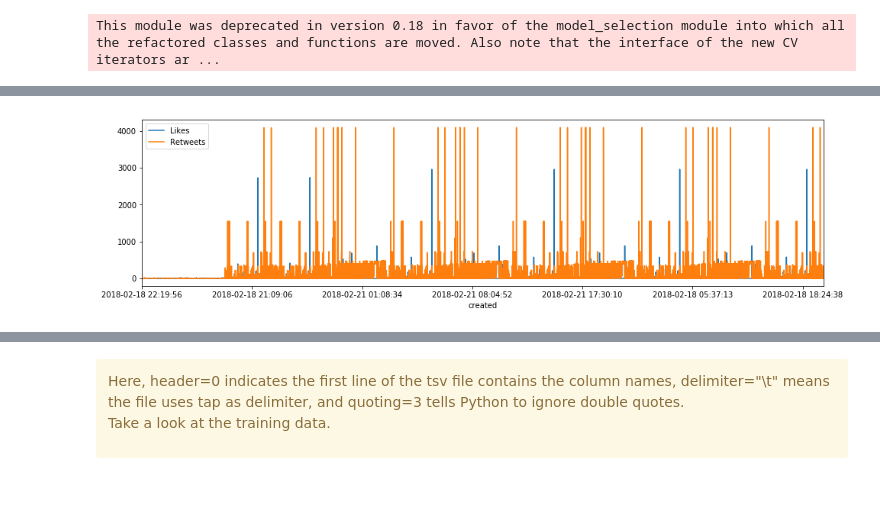
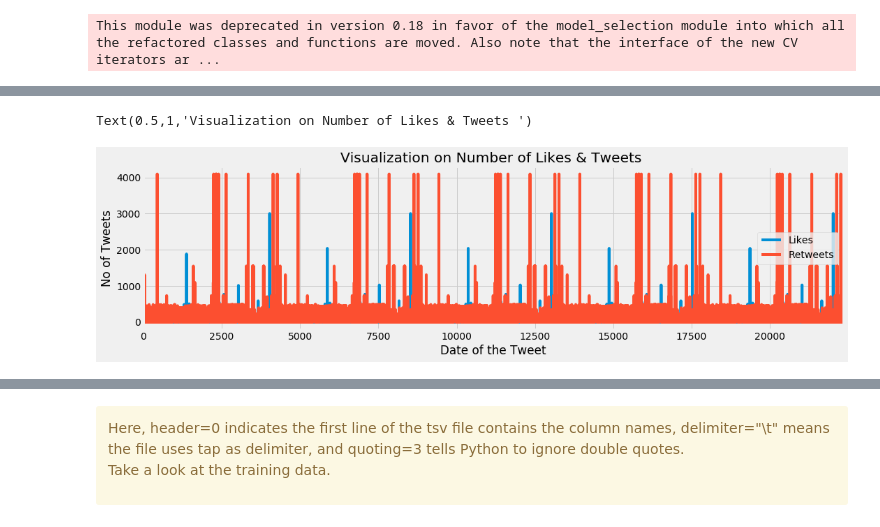
Before and after one commit to KirazG/datascience, a Jupyter notebook: capstone-project2/ipl/ipl_capstone2_twitter_sentiment_analysis_part2.ipynb, the cells around one changed output, grey strips where cells are left out. Drawn from its saved outputs; the diff is of its cells as text; code cells hidden in the pictures; blank space fills up the shorter version.

```diff
--- a/capstone-project2/ipl/ipl_capstone2_twitter_sentiment_analysis_part2.ipynb
+++ b/capstone-project2/ipl/ipl_capstone2_twitter_sentiment_analysis_part2.ipynb
@@ -106,3 +166,9 @@ The length's average in tweets: 117.4580639948287
+# %%
+# We create time series for data:
+data_tweet['len']  = data_tweet['tweet'].apply(len)
+tlen = pd.Series(data=data_tweet['len'].values)
+tfav = pd.Series(data=data_tweet['fav_count'].values)
+tret = pd.Series(data=data_tweet['retweet'].values)
 # %%
 # We extract the tweet with more FAVs and more RTs:
 
@@ -139,9 +205,3 @@ Reply : #RCB
 #IPLAuction #IPL2018
 Number of retweets: 4095
 111 characters.
-# %%
-# We create time series for data:
-
-tlen = pd.Series(data=data_tweet['len'].values, index=data_tweet['created'])
-tfav = pd.Series(data=data_tweet['fav_count'].values, index=data_tweet['created'])
-tret = pd.Series(data=data_tweet['retweet'].values, index=data_tweet['created'])
@@ -152,0 +236,7 @@ tlen.plot(figsize=(16,4), color='r');
+# %%
+#plotting a histogram on the length of the tweets.
+tlen.hist()
+plt.ylabel('No of Tweets')
+plt.xlabel('Length of the tweets')
+plt.title(r'Histogram for Length of the tweets ')
+plt.rcParams['figure.figsize'] = (8, 8)
@@ -153,6 +245,10 @@ tlen.plot(figsize=(16,4), color='r');
 # %%
 # Likes vs retweets visualization:
 tfav.plot(figsize=(16,4), label="Likes", legend=True)
 tret.plot(figsize=(16,4), label="Retweets", legend=True);
+plt.ylabel('No of Tweets')
+plt.xlabel('Date of the Tweet')
+plt.title(r'Visualization on Number of Likes & Tweets ')
 # %% [output]
+Text(0.5,1,'Visualization on Number of Likes & Tweets ')
-[figure, old version]
+[figure, new version]
```
Also changed, not shown: parts of 40 cells of this notebook.
